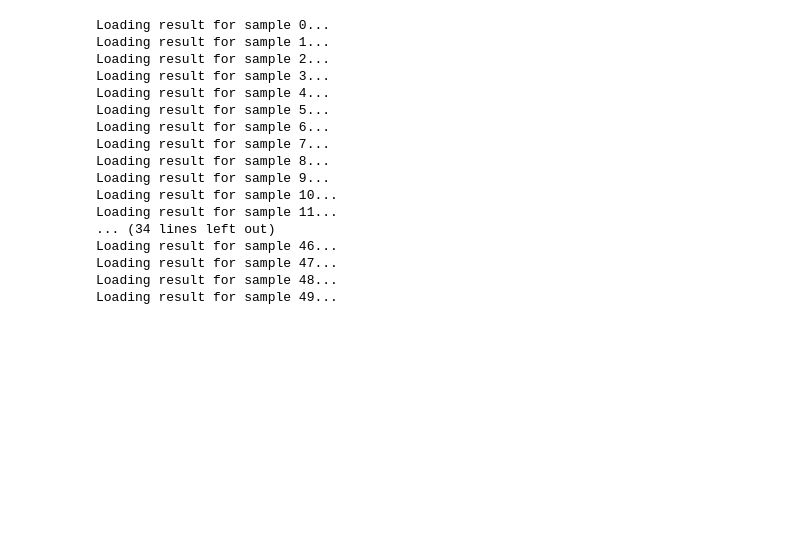
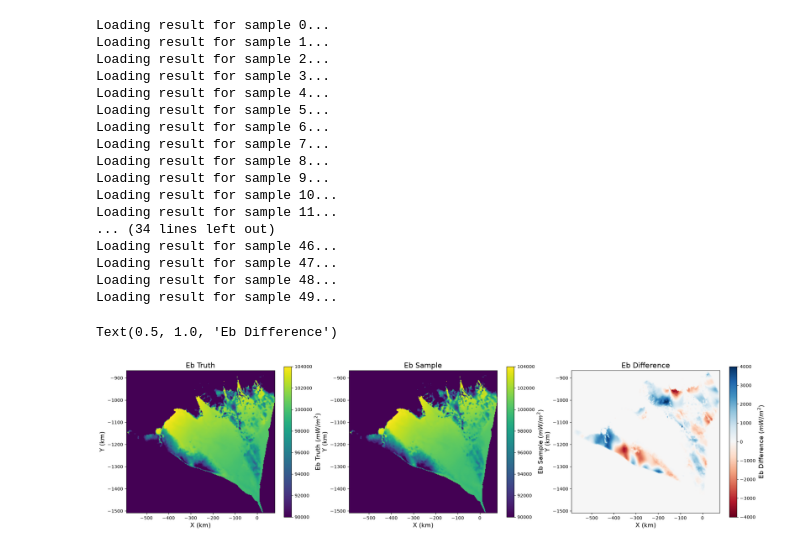
Before and after one commit to alastairyang/petermann-inference, a Jupyter notebook: notebooks/SyntheticTest.ipynb, the cells around one changed output. Cells and saved outputs as stored; diff of their text form; code cells hidden in the pictures; blank space fills up the shorter version.

```diff
--- a/notebooks/SyntheticTest.ipynb
+++ b/notebooks/SyntheticTest.ipynb
@@ -544,6 +574,51 @@ Loading result for sample 46...
 Loading result for sample 47...
 Loading result for sample 48...
 Loading result for sample 49...
+# %%
+vmin = 9e4
+vmax = 10.4e4
+
+plt.figure(figsize=(25, 6))
+plt.subplot(1, 3, 1)
+plt.imshow(Eb_truth, origin='lower', extent = extent_km, vmin=vmin, vmax=vmax)
+cbar = plt.colorbar()
+cbar.set_label('Eb Truth $(mW/m^2)$', fontsize=14)
+plt.xlabel('X (km)', fontsize=14)
+plt.ylabel('Y (km)', fontsize=14)
+plt.title('Eb Truth', fontsize=16)
+
+# plot predicted sample
+sample_idx = 50
+plt.subplot(1, 3, 2)
+plt.imshow(Eb_fields.mean(axis=0), origin='lower', extent = extent_km, vmin=vmin, vmax=vmax)
+cbar = plt.colorbar()
+cbar.set_label('Eb Sample $(mW/m^2)$', fontsize=14)
+plt.xlabel('X (km)', fontsize=14)
+plt.ylabel('Y (km)', fontsize=14)
+plt.title('Eb Sample', fontsize=16)
+
+# plot the difference
+plt.subplot(1, 3, 3)
+plt.imshow(Eb_fields.mean(axis=0) - Eb_truth, origin='lower', extent = extent_km, vmin=-4000, vmax=4000,
+           cmap = "RdBu")
+cbar = plt.colorbar()
+cbar.set_label('Eb Difference $(mW/m^2)$', fontsize=14)
+plt.xlabel('X (km)', fontsize=14)
+plt.ylabel('Y (km)', fontsize=14)
+plt.title('Eb Difference', fontsize=16)
+
+# # make a scatter plot
+# plt.figure(figsize=(8, 6))
+# plt.scatter(Eb_truth.flatten(), Eb_fields[sample_idx].flatten(), alpha=0.1)
+# # xlim and ylim
+# plt.xlim(0.05, 0.07)
+# plt.ylim(0.05, 0.07)
+# plt.xlabel('Eb Truth $(mW/m^2)$', fontsize=14)
+# plt.ylabel('Eb Sample Mean $(mW/m^2)$', fontsize=14)
+# plt.title('Eb Truth vs Sample Mean', fontsize=16)
+# %% [output]
+Text(0.5, 1.0, 'Eb Difference')
+[figure, added]
 # %%
 from ice import enthalpy_to_temperature
 
```
Also changed, not shown: parts of 5 cells of this notebook, 1 other file.
